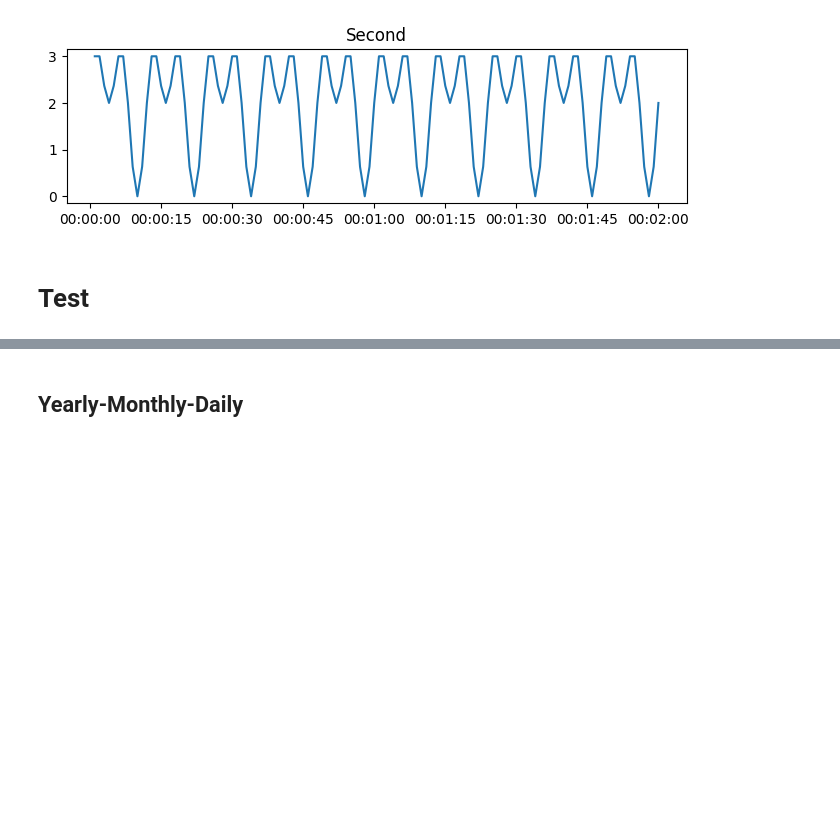
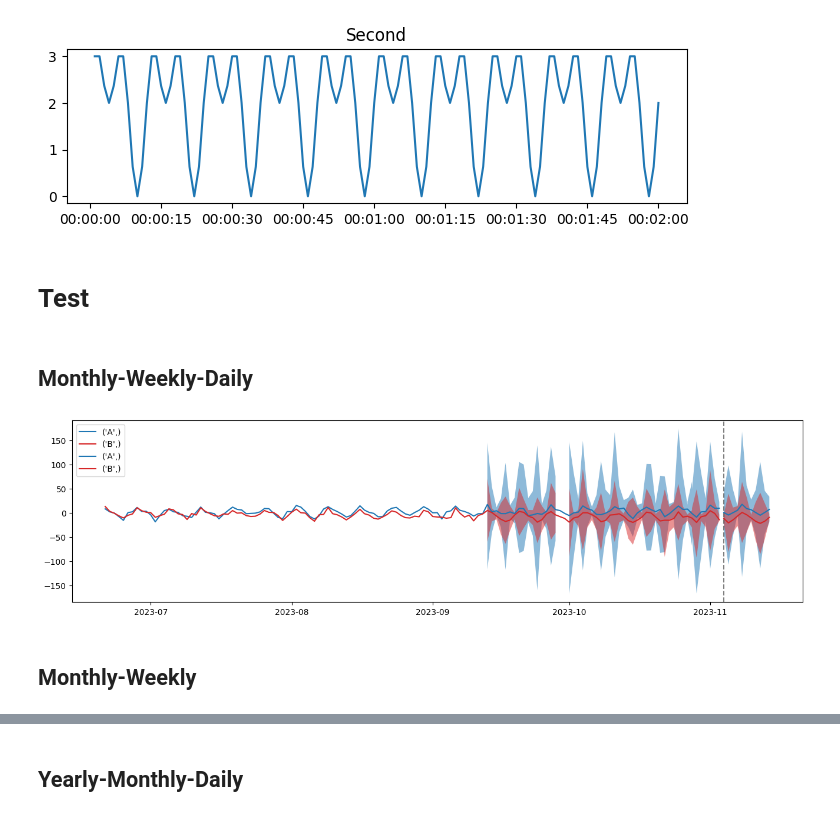
Before and after one commit to Hasan-Basri-Akcay/akrule, a Jupyter notebook: notebooks/test.ipynb, the cells around one changed output, grey strips where cells are left out. Drawn from its saved outputs; the diff is of its cells as text; code cells hidden in the pictures; blank space fills up the shorter version.

Commit message:
seasonality monthly

```diff
--- a/notebooks/test.ipynb
+++ b/notebooks/test.ipynb
@@ -383,3 +393,32 @@ class AKRuleBasedTS():
             return X_pred[return_features]
         else:
             raise ValueError("period parameter is not working yet!")
+# %% [markdown]
+## Monthly-Weekly-Daily
+# %%
+from akrule.time_series import get_monthly_weekly_daily_data
+
+df_daily = get_monthly_weekly_daily_data(N=150, max_value=10, noise_std=3, anomaly_percentage=0)
+split_time = str(datetime.now().date() - timedelta(days=7*2))
+X_train_weekly = df_daily[df_daily["time"]<split_time].copy()
+X_test_weekly = df_daily[df_daily["time"]>=split_time].copy()
+
+tag_features = ["Country"]
+model = AKRuleBasedTS(freqs=["monthly", "weekly", "dayofweek"], tag_features=tag_features, average_num=3, trend_level=1, fillna=True, metric_ci=0.95, inplace=False)
+X_val = model.fit_predict(X_train_weekly)
+X_pred = model.predict(X_test_weekly.drop(["y"], axis=1))
+# %%
+fig, ax = plt.subplots(figsize=(16,4))
+colors = ["tab:blue", "tab:red"]
+for index, (group_name, group) in enumerate(X_val.groupby(tag_features)):
+    ax.plot(group.time, group.y, color=colors[index], label=group_name)
+    ax.fill_between(group.time, group.y_upper, group.y_lower, facecolor=colors[index], alpha=0.5)
+ax.axvline(x=datetime.strptime(split_time, "%Y-%m-%d"), ls='--', color="black", alpha=0.5)
+for index, (group_name, group) in enumerate(X_pred.groupby(tag_features)):
+    ax.plot(group.time, group.y_pred, color=colors[index], label=group_name)
+    ax.fill_between(group.time, group.y_upper, group.y_lower, facecolor=colors[index], alpha=0.5)
+ax.legend(loc='upper left');
+# %% [output]
+[figure, added]
+# %% [markdown]
+## Monthly-Weekly
```
Also changed, not shown: parts of 15 cells of this notebook, 2 other files.
